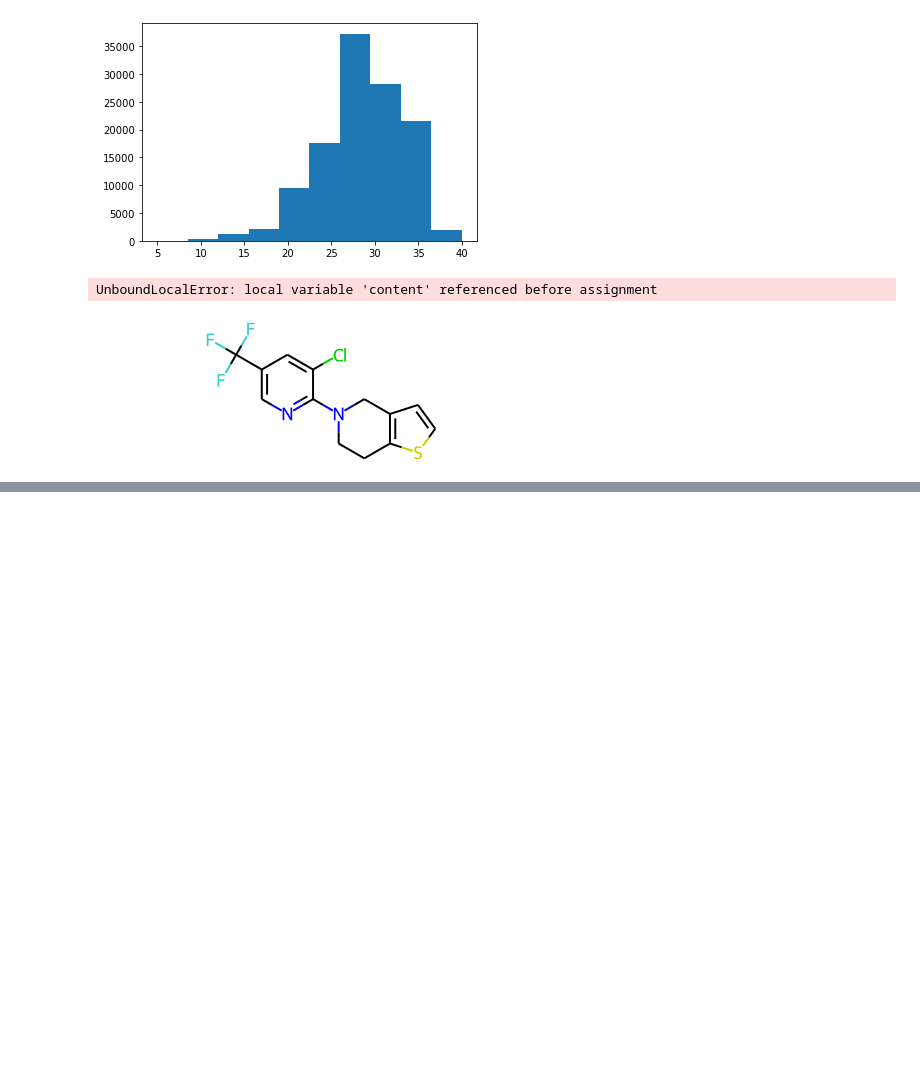
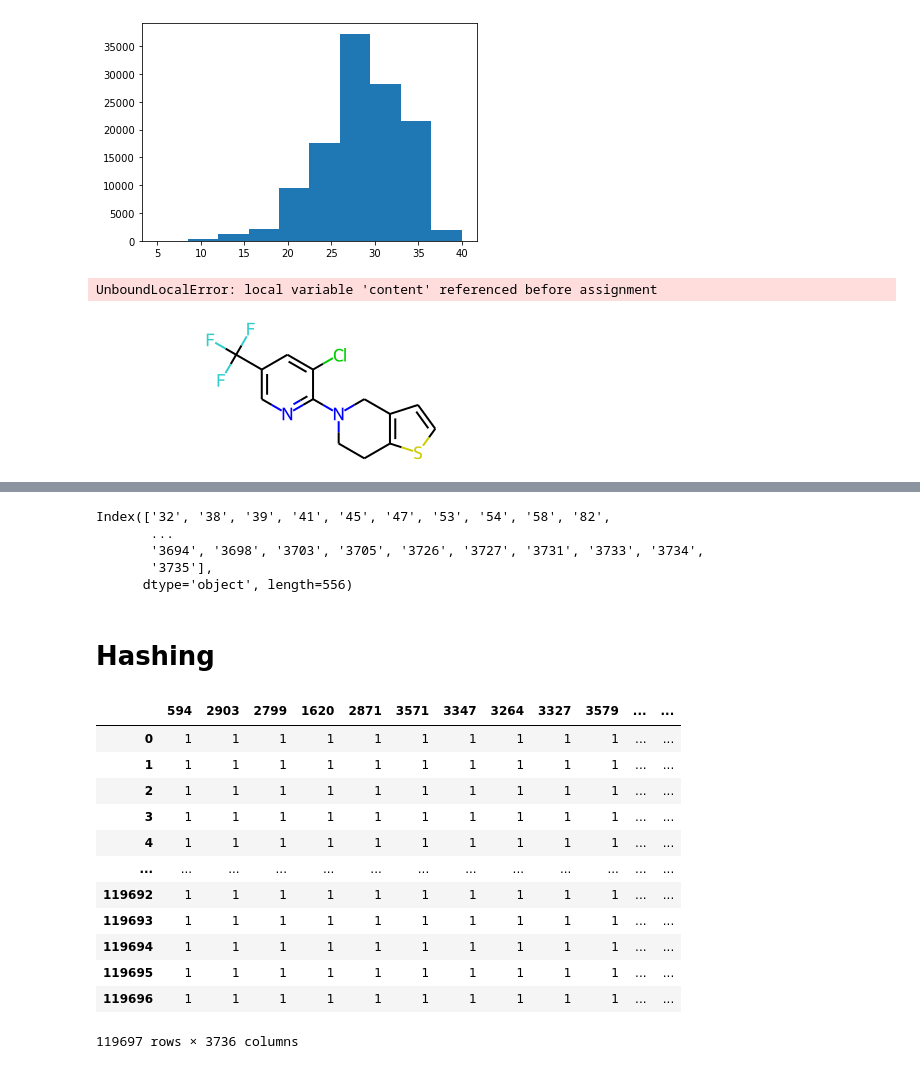
Before and after one commit to quantori/qtr-fingerprint, a Jupyter notebook: notebooks/fingerprint_research.ipynb, the cells around one changed output, grey strips where cells are left out. Cells and saved outputs as stored; diff of their text form; code cells hidden in the pictures; blank space fills up the shorter version.

```diff
--- a/notebooks/fingerprint_research.ipynb
+++ b/notebooks/fingerprint_research.ipynb
@@ -225,0 +288,12 @@ df.loc[result]
+# %%
+fingerprint[fingerprint == 1].index
+# %% [output]
+Index(['32', '38', '39', '41', '45', '47', '53', '54', '58', '82',
+       ...
+       '3694', '3698', '3703', '3705', '3726', '3727', '3731', '3733', '3734',
+       '3735'],
+      dtype='object', length=556)
+# %% [markdown]
+# Hashing
+# %%
+split_df = pd.read_csv("fingerprints.csv", index_col=0)
@@ -225,0 +302,16 @@ df.loc[result]
+# %%
+split_df
+# %% [output]
+|  | 594 | 2903 | 2799 | 1620 | 2871 | 3571 | 3347 | 3264 | 3327 | 3579 | ... | ... |
+| 0 | 1 | 1 | 1 | 1 | 1 | 1 | 1 | 1 | 1 | 1 | ... | ... |
+| 1 | 1 | 1 | 1 | 1 | 1 | 1 | 1 | 1 | 1 | 1 | ... | ... |
+| 2 | 1 | 1 | 1 | 1 | 1 | 1 | 1 | 1 | 1 | 1 | ... | ... |
+| 3 | 1 | 1 | 1 | 1 | 1 | 1 | 1 | 1 | 1 | 1 | ... | ... |
+| 4 | 1 | 1 | 1 | 1 | 1 | 1 | 1 | 1 | 1 | 1 | ... | ... |
+| ... | ... | ... | ... | ... | ... | ... | ... | ... | ... | ... | ... | ... |
+| 119692 | 1 | 1 | 1 | 1 | 1 | 1 | 1 | 1 | 1 | 1 | ... | ... |
+| 119693 | 1 | 1 | 1 | 1 | 1 | 1 | 1 | 1 | 1 | 1 | ... | ... |
+| 119694 | 1 | 1 | 1 | 1 | 1 | 1 | 1 | 1 | 1 | 1 | ... | ... |
+| 119695 | 1 | 1 | 1 | 1 | 1 | 1 | 1 | 1 | 1 | 1 | ... | ... |
+| 119696 | 1 | 1 | 1 | 1 | 1 | 1 | 1 | 1 | 1 | 1 | ... | ... |
+119697 rows × 3736 columns
```
Also changed, not shown: parts of 36 cells of this notebook.
